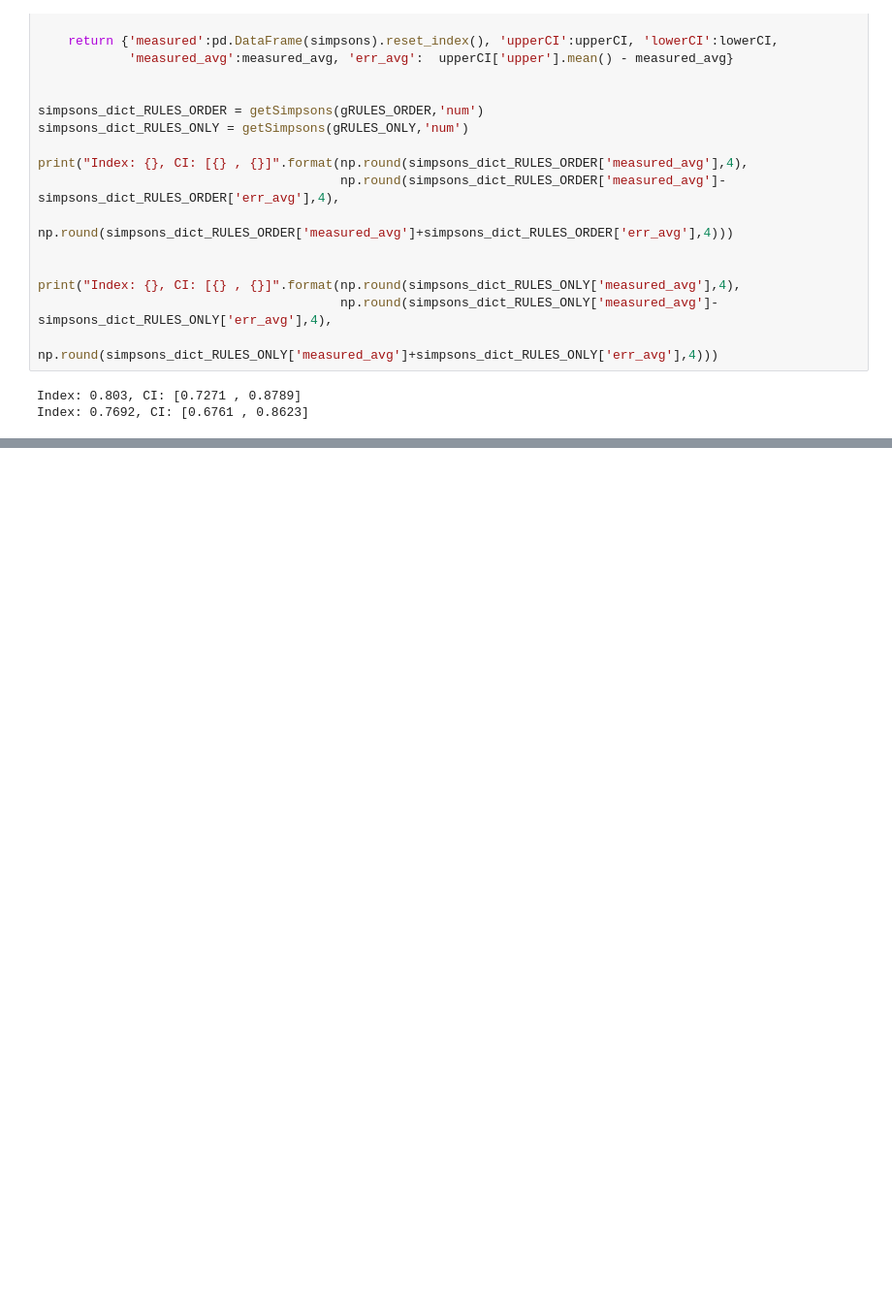
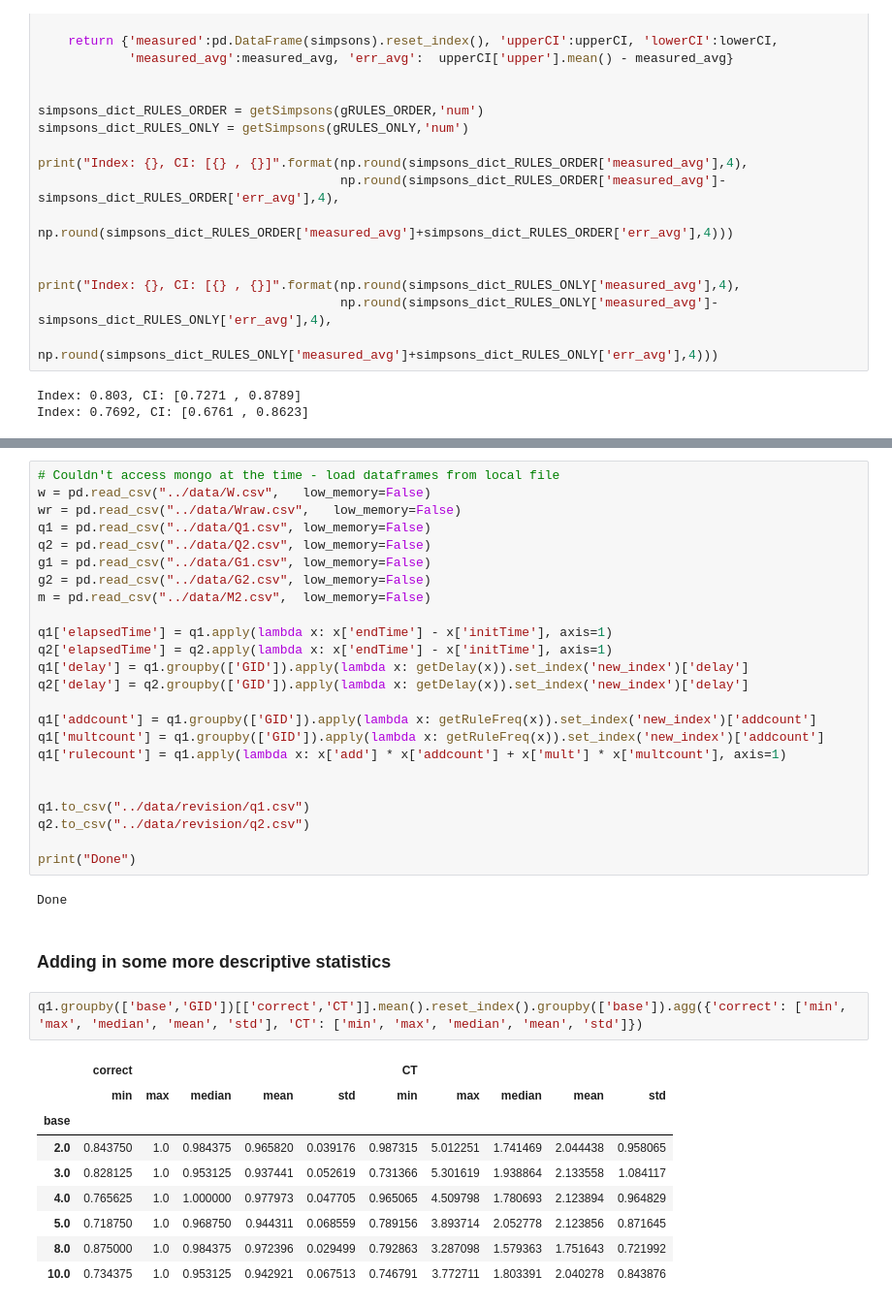
Before and after one commit to SebastianHolt/counting_syntax, a Jupyter notebook: analysis/main_analyses.ipynb, the cells around one changed output, grey strips where cells are left out. Shown at 97% size. Cells and saved outputs as stored; diff of their text form; blank space fills up the shorter version.

```diff
--- a/analysis/main_analyses.ipynb
+++ b/analysis/main_analyses.ipynb
@@ -1523,0 +1634,40 @@ Index: 0.7692, CI: [0.6761 , 0.8623]
+# %%
+# Couldn't access mongo at the time - load dataframes from local file
+w = pd.read_csv("../data/W.csv",   low_memory=False)
+wr = pd.read_csv("../data/Wraw.csv",   low_memory=False)
+q1 = pd.read_csv("../data/Q1.csv", low_memory=False)
+q2 = pd.read_csv("../data/Q2.csv", low_memory=False)
+g1 = pd.read_csv("../data/G1.csv", low_memory=False)
+g2 = pd.read_csv("../data/G2.csv", low_memory=False)
+m = pd.read_csv("../data/M2.csv",  low_memory=False)
+
+q1['elapsedTime'] = q1.apply(lambda x: x['endTime'] - x['initTime'], axis=1)
+q2['elapsedTime'] = q2.apply(lambda x: x['endTime'] - x['initTime'], axis=1)
+q1['delay'] = q1.groupby(['GID']).apply(lambda x: getDelay(x)).set_index('new_index')['delay']
+q2['delay'] = q2.groupby(['GID']).apply(lambda x: getDelay(x)).set_index('new_index')['delay']
+
+q1['addcount'] = q1.groupby(['GID']).apply(lambda x: getRuleFreq(x)).set_index('new_index')['addcount']
+q1['multcount'] = q1.groupby(['GID']).apply(lambda x: getRuleFreq(x)).set_index('new_index')['addcount']
+q1['rulecount'] = q1.apply(lambda x: x['add'] * x['addcount'] + x['mult'] * x['multcount'], axis=1)
+
+
+q1.to_csv("../data/revision/q1.csv")
+q2.to_csv("../data/revision/q2.csv")
+
+print("Done")
+# %% [output]
+Done
+# %% [markdown]
+### Adding in some more descriptive statistics
+# %%
+q1.groupby(['base','GID'])[['correct','CT']].mean().reset_index().groupby(['base']).agg({'correct': ['min', 'max', 'median', 'mean', 'std'], 'CT': ['min', 'max', 'median', 'mean', 'std']})
+# %% [output]
+|  | correct |  |  |  |  | CT |  |  |  |  |
+|  | min | max | median | mean | std | min | max | median | mean | std |
+| base |  |  |  |  |  |  |  |  |  |  |
+| 2.0 | 0.843750 | 1.0 | 0.984375 | 0.965820 | 0.039176 | 0.987315 | 5.012251 | 1.741469 | 2.044438 | 0.958065 |
+| 3.0 | 0.828125 | 1.0 | 0.953125 | 0.937441 | 0.052619 | 0.731366 | 5.301619 | 1.938864 | 2.133558 | 1.084117 |
+| 4.0 | 0.765625 | 1.0 | 1.000000 | 0.977973 | 0.047705 | 0.965065 | 4.509798 | 1.780693 | 2.123894 | 0.964829 |
+| 5.0 | 0.718750 | 1.0 | 0.968750 | 0.944311 | 0.068559 | 0.789156 | 3.893714 | 2.052778 | 2.123856 | 0.871645 |
+| 8.0 | 0.875000 | 1.0 | 0.984375 | 0.972396 | 0.029499 | 0.792863 | 3.287098 | 1.579363 | 1.751643 | 0.721992 |
+| 10.0 | 0.734375 | 1.0 | 0.953125 | 0.942921 | 0.067513 | 0.746791 | 3.772711 | 1.803391 | 2.040278 | 0.843876 |
```
Also changed, not shown: parts of 27 cells of this notebook, 16 other files.
